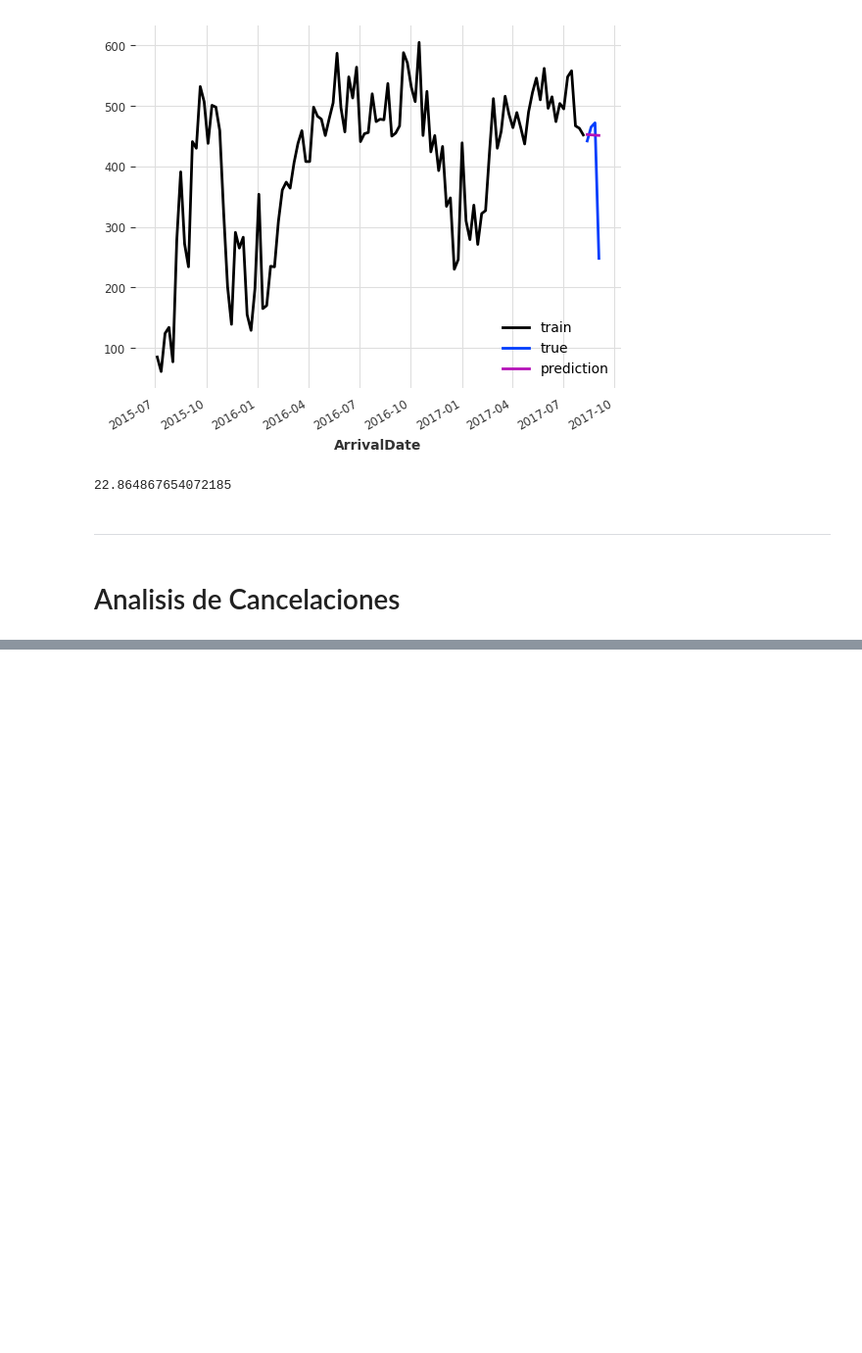
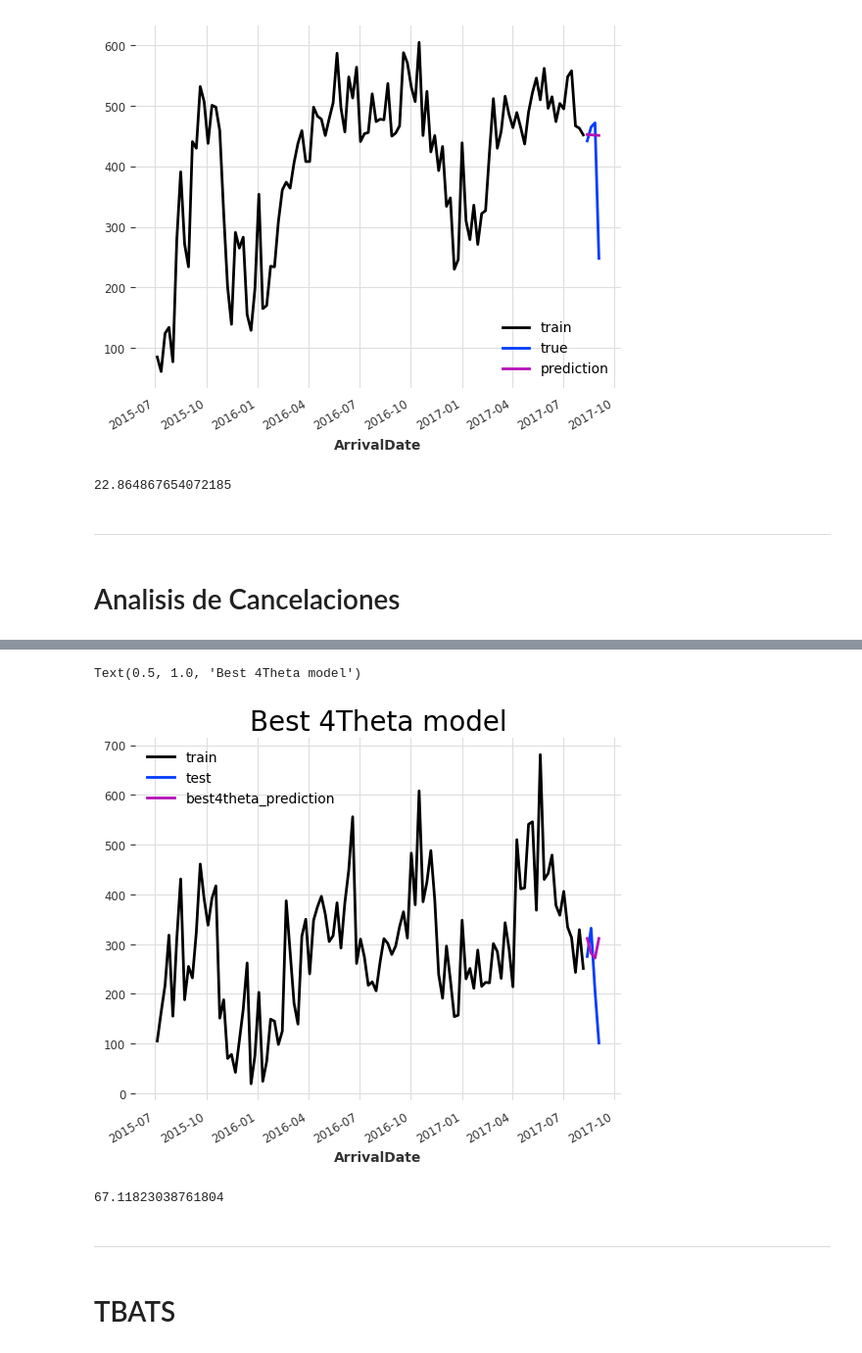
Before and after one commit to jgilaberts/Prueba-Github, a Jupyter notebook: Analisis Predictivo/Proyecto Final/Theta_4Theta_Javier_Gilabert.ipynb, the cells around one changed output, grey strips where cells are left out. Shown at 98% size. Cells and saved outputs as stored; diff of their text form; code cells hidden in the pictures; blank space fills up the shorter version.

```diff
--- a/Analisis Predictivo/Proyecto Final/Theta_4Theta_Javier_Gilabert.ipynb
+++ b/Analisis Predictivo/Proyecto Final/Theta_4Theta_Javier_Gilabert.ipynb
@@ -241,0 +375,19 @@ tbats_mape_r
+# %%
+fourtheta_grid = {
+    'theta':[-4,-3,-2,-1,1,2,3,4],
+    'model_mode': [ModelMode.ADDITIVE,ModelMode.MULTIPLICATIVE],
+    'season_mode': [SeasonalityMode.MULTIPLICATIVE,SeasonalityMode.ADDITIVE],
+    'trend_mode': [TrendMode.EXPONENTIAL,TrendMode.LINEAR]
+}
+
+best_grid_model=FourTheta.gridsearch(parameters=fourtheta_grid,
+                                series=train,
+                                forecast_horizon=4, # 12
+                                start=0.85,
+                                last_points_only=False,
+                                metric=mape,
+                                reduction=np.mean,
+                                verbose=False,
+                                n_jobs=-1)
+
+best_grid_model
@@ -241,0 +401,28 @@ tbats_mape_r
+# %%
+best4Theta_model=FourTheta(theta=best_grid_model[1]['theta'],
+                 model_mode=ModelMode.MULTIPLICATIVE,
+                 season_mode=SeasonalityMode.ADDITIVE,
+                 trend_mode=TrendMode.EXPONENTIAL
+                 )
+best4Theta_model.fit(train)
+best4Theta_model_prediction = best4Theta_model.predict(len(test))
+
+train.plot(label="train")
+test.plot(label="test")
+best4Theta_model_prediction.plot(label="best4theta_prediction")
+
+plt.title(label="Best 4Theta model",
+          fontsize=20,
+          color="black")
+# %% [output]
+Text(0.5, 1.0, 'Best 4Theta model')
+[figure, added]
+# %%
+best4theta_mape_c = mape(test, best4Theta_model_prediction)
+best4theta_mape_c
+# %% [output]
+67.11823038761804
+# %% [markdown]
+-------
+# %% [markdown]
+# TBATS
```
Also changed, not shown: parts of 21 cells of this notebook.
